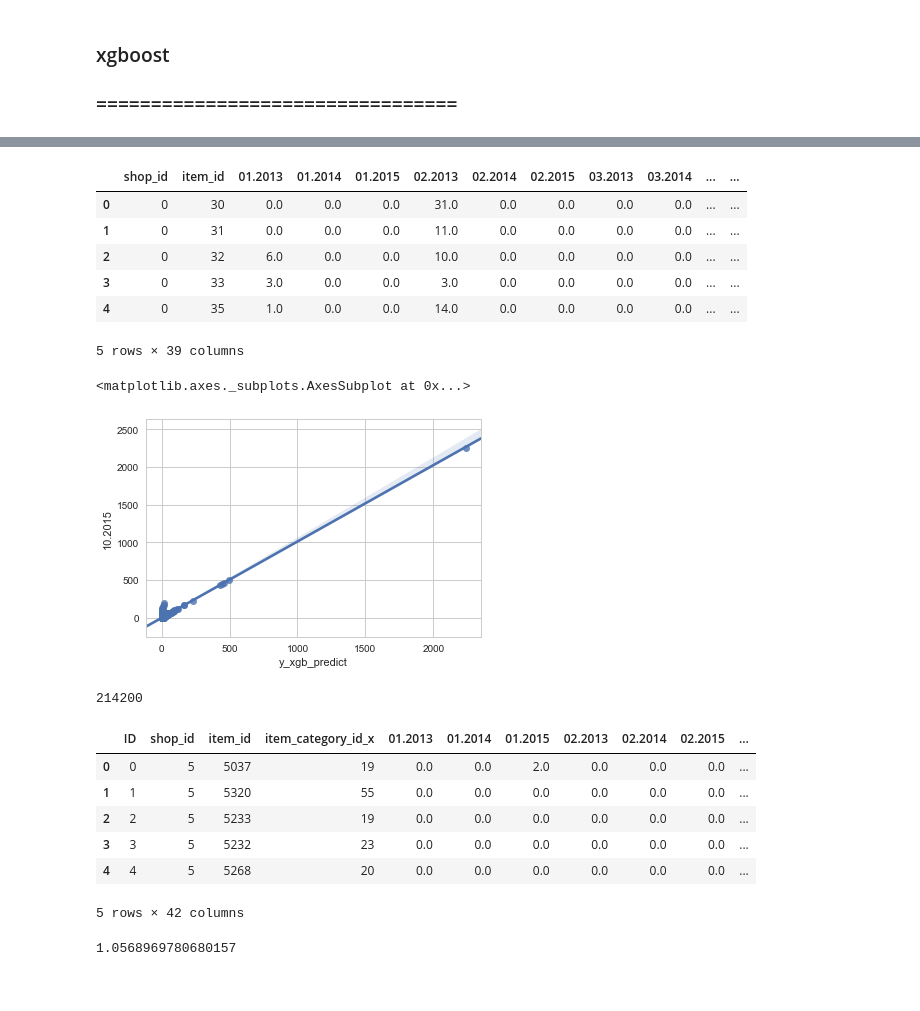
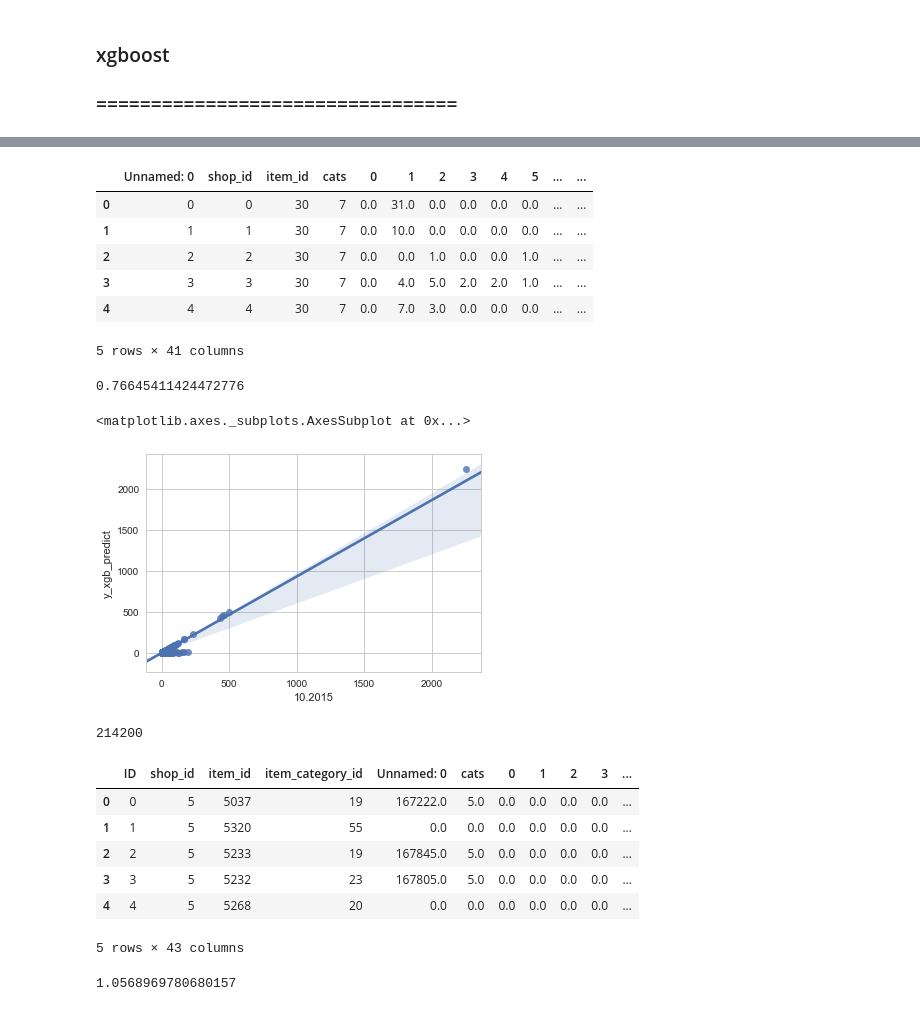
Before and after one commit to kkchuchu/kkchuchu.mushroom, a Jupyter notebook: kaggle/predict_future_sales/Predict Future Sales.ipynb, the cells around one changed output, grey strips where cells are left out. Cells and saved outputs as stored; diff of their text form; code cells hidden in the pictures.

```diff
--- a/kaggle/predict_future_sales/Predict Future Sales.ipynb
+++ b/kaggle/predict_future_sales/Predict Future Sales.ipynb
@@ -299,0 +256,5 @@ x_column = list(set(p_series.columns) - set(id_) - set(y_column))
+# %%
+# train = train[(train.item_price > 0) & (train.item_price < 300000)]
+p_series = p_series[(p_series.item_price > 0) & (p_series.item_price < 300000)]
+len(p_series)
+p_series.head()
@@ -302,31 +288,41 @@ xgbr = xgb.XGBRegressor(**param).fit(p_series[x_column], p_series[y_column])
 # %%
-p_series['y_xgb_predict'] = xgbr.predict(p_series[x_column])
-p_series.head()
+xgboost_middle['y_xgb_predict'] = xgbr.predict(xgboost_middle[xgboost_middle_x_column])
+xgboost_middle.head()
 # %% [output]
-|  | shop_id | item_id | 01.2013 | 01.2014 | 01.2015 | 02.2013 | 02.2014 | 02.2015 | 03.2013 | 03.2014 | ... | ... |
-| 0 | 0 | 30 | 0.0 | 0.0 | 0.0 | 31.0 | 0.0 | 0.0 | 0.0 | 0.0 | ... | ... |
-| 1 | 0 | 31 | 0.0 | 0.0 | 0.0 | 11.0 | 0.0 | 0.0 | 0.0 | 0.0 | ... | ... |
-| 2 | 0 | 32 | 6.0 | 0.0 | 0.0 | 10.0 | 0.0 | 0.0 | 0.0 | 0.0 | ... | ... |
-| 3 | 0 | 33 | 3.0 | 0.0 | 0.0 | 3.0 | 0.0 | 0.0 | 0.0 | 0.0 | ... | ... |
-| 4 | 0 | 35 | 1.0 | 0.0 | 0.0 | 14.0 | 0.0 | 0.0 | 0.0 | 0.0 | ... | ... |
+|  | Unnamed: 0 | shop_id | item_id | cats | 0 | 1 | 2 | 3 | 4 | 5 | ... | ... |
+| 0 | 0 | 0 | 30 | 7 | 0.0 | 31.0 | 0.0 | 0.0 | 0.0 | 0.0 | ... | ... |
+| 1 | 1 | 1 | 30 | 7 | 0.0 | 10.0 | 0.0 | 0.0 | 0.0 | 0.0 | ... | ... |
+| 2 | 2 | 2 | 30 | 7 | 0.0 | 0.0 | 1.0 | 0.0 | 0.0 | 1.0 | ... | ... |
+| 3 | 3 | 3 | 30 | 7 | 0.0 | 4.0 | 5.0 | 2.0 | 2.0 | 1.0 | ... | ... |
+| 4 | 4 | 4 | 30 | 7 | 0.0 | 7.0 | 3.0 | 0.0 | 0.0 | 0.0 | ... | ... |
-5 rows × 39 columns
+5 rows × 41 columns
+# %%
+from sklearn.metrics import mean_squared_error
+rmse = np.sqrt(mean_squared_error(xgboost_middle["y_xgb_predict"],
+                                  xgboost_middle['y_real']
+                                 )
+              )
+rmse
+# %% [output]
+0.76645411424472776
 # %%
-sns.regplot(x="y_xgb_predict", y=y_column[0], data=p_series, color='b')
+sns.regplot(x=y_column[0], y="y_xgb_predict", data=p_series, color='b')
 # %% [output]
 <matplotlib.axes._subplots.AxesSubplot at 0x...>
-[figure, old version]
+[figure, new version]
 # %%
+test_with_cat = join_category(test)
 len(test_with_cat)
-test_with_x_feature = test_with_cat.merge(p_series, left_on=id_, right_on=id_, how="left").fillna(0.0)
-test_with_x_feature['item_category_id'] = test_with_x_feature['item_category_id_x']
+test_with_x_feature = test_with_cat.merge(xgboost_middle, left_on=id_, right_on=id_, how="left").fillna(0.0)
+# test_with_x_feature['item_category_id'] = test_with_x_feature['item_category_id_x']
 test_with_x_feature.head()
 # %% [output]
 214200
-|  | ID | shop_id | item_id | item_category_id_x | 01.2013 | 01.2014 | 01.2015 | 02.2013 | 02.2014 | 02.2015 | ... |
-| 0 | 0 | 5 | 5037 | 19 | 0.0 | 0.0 | 2.0 | 0.0 | 0.0 | 0.0 | ... |
+|  | ID | shop_id | item_id | item_category_id | Unnamed: 0 | cats | 0 | 1 | 2 | 3 | ... |
+| 0 | 0 | 5 | 5037 | 19 | 167222.0 | 5.0 | 0.0 | 0.0 | 0.0 | 0.0 | ... |
 | 1 | 1 | 5 | 5320 | 55 | 0.0 | 0.0 | 0.0 | 0.0 | 0.0 | 0.0 | ... |
-| 2 | 2 | 5 | 5233 | 19 | 0.0 | 0.0 | 0.0 | 0.0 | 0.0 | 0.0 | ... |
-| 3 | 3 | 5 | 5232 | 23 | 0.0 | 0.0 | 0.0 | 0.0 | 0.0 | 0.0 | ... |
+| 2 | 2 | 5 | 5233 | 19 | 167845.0 | 5.0 | 0.0 | 0.0 | 0.0 | 0.0 | ... |
+| 3 | 3 | 5 | 5232 | 23 | 167805.0 | 5.0 | 0.0 | 0.0 | 0.0 | 0.0 | ... |
 | 4 | 4 | 5 | 5268 | 20 | 0.0 | 0.0 | 0.0 | 0.0 | 0.0 | 0.0 | ... |
-5 rows × 42 columns
+5 rows × 43 columns
 # %%
```
Also changed, not shown: parts of 13 cells of this notebook, 2 other files.
